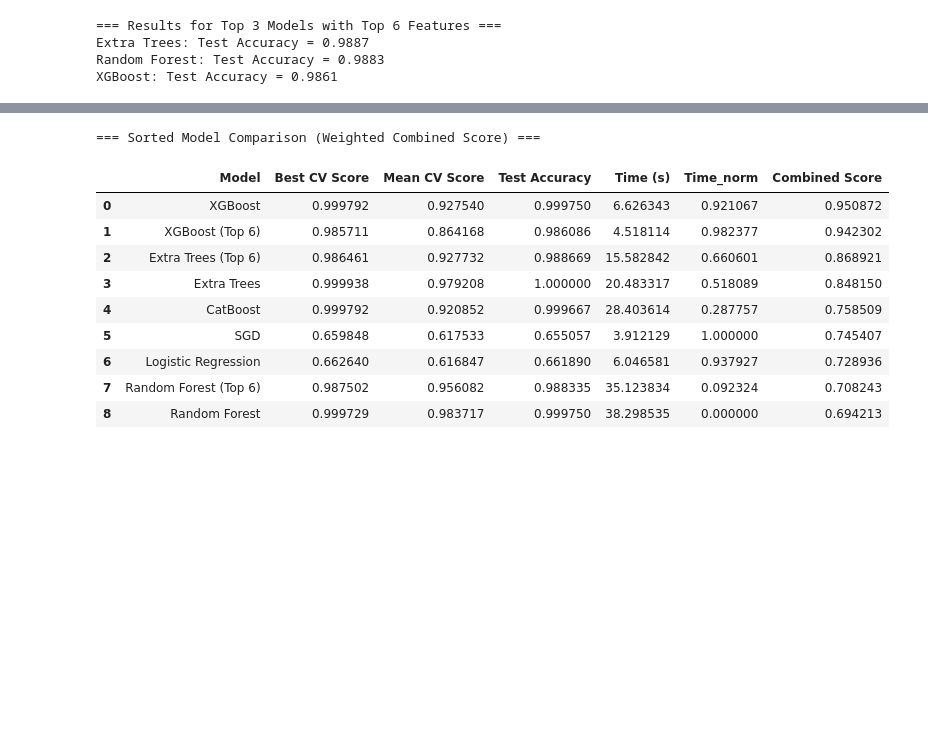
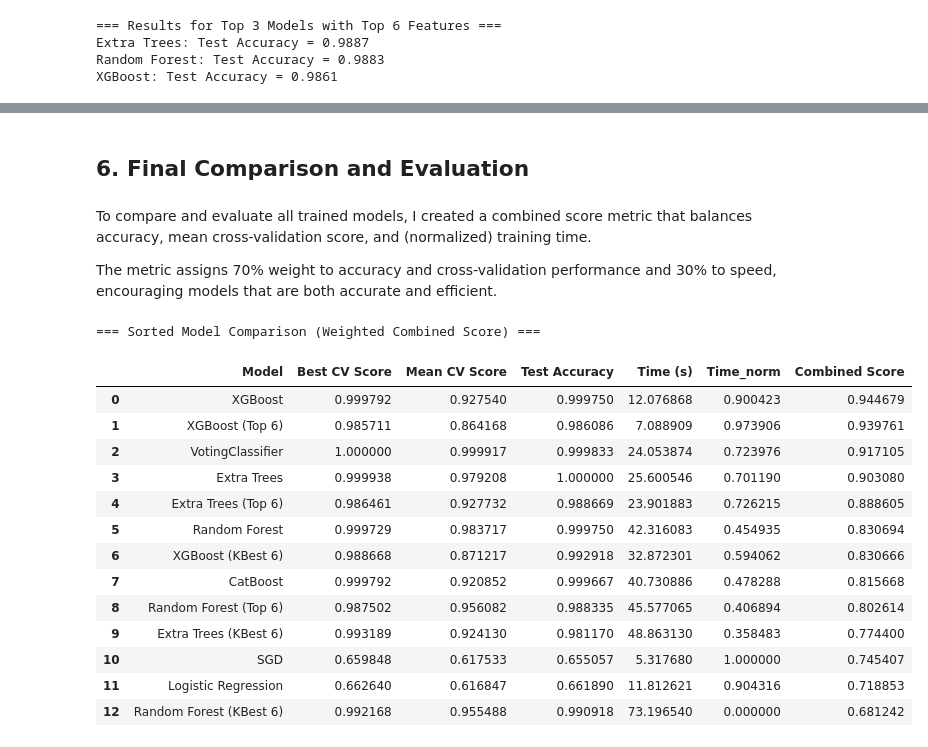
Before and after one commit to huaxel/mushroom-ai, a Jupyter notebook: notebook/Assignment.ipynb, the cells around one changed output, grey strips where cells are left out. Cells and saved outputs as stored; diff of their text form; code cells hidden in the pictures; blank space fills up the shorter version.

```diff
--- a/notebook/Assignment.ipynb
+++ b/notebook/Assignment.ipynb
@@ -1011,3 +986,5 @@ print(df_results)
+# %%
+top3_models = df_results.head(3)
 # %% [markdown]
 ### 4.1 Accuracy and Cross Validation score
 # %%
@@ -1139,7 +1156,7 @@ top_features_original = [feature_mapping[feature] for feature in top_features]
 X_train_selected = X_train[top_features_original]
 X_test_selected = X_test[top_features_original]
 
-results_top4_selected = {}
+results_top3_selected = {}
 
 for model_name in top3_models["Model"]:
     print(f"Running pipeline for {model_name} with top 6 features...")
@@ -1184,7 +1201,7 @@ for model_name in top3_models["Model"]:
     )
 
     # Store results
-    results_top4_selected[model_name] = {
+    results_top3_selected[model_name] = {
         "best_estimator": grid.best_estimator_,
         "best_params": best_params,
         "best_cv_score": best_score,
@@ -1195,7 +1212,7 @@ for model_name in top3_models["Model"]:
 
 # Display results
 print("\n=== Results for Top 3 Models with Top 6 Features ===")
-for model_name, result in results_top4_selected.items():
+for model_name, result in results_top3_selected.items():
     print(f"{model_name}: Test Accuracy = {result['test_accuracy']:.4f}")
 # %% [output]
 Running pipeline for Extra Trees with top 6 features...
@@ -1222,7 +1239,7 @@ df_results_selected = pd.DataFrame(
             "Test Accuracy": result["test_accuracy"],
             "Time (s)": result["elapsed_time"],
         }
-        for model_name, result in results_top4_selected.items()
+        for model_name, result in results_top3_selected.items()
     ]
 )
 
@@ -1415,10 +1436,9 @@ df_voting = pd.DataFrame(
     ]
 )
 
-# Report results
-print("=== VotingClassifier Evaluation ===")
-print(f"Best CV Score: {cv_scores.max():.4f}")
-print(f"Mean CV Score: {cv_scores.mean():.4f}")
-print(f"Test Accuracy: {test_accuracy:.4f}")
-print(f"Time: {elapsed_time:.2f} seconds")
+df_comparison_final = pd.concat([df_comparison_kbest, df_voting], ignore_index=True).sort_values("Test Accuracy", ascending=False).reset_index(drop=True)
+
+# Display comparison
+print("=== Vertical Comparison ===")
+display(df_comparison_final)
 # %% [output]
@@ -1430,37 +1472,47 @@ Time: 23.65 seconds
+# %% [markdown]
+## 6. Final Comparison and Evaluation
+# %% [markdown]
+To compare and evaluate all trained models, I created a combined score metric that balances accuracy, mean cross-validation score, and (normalized) training time.
+
+The metric assigns 70% weight to accuracy and cross-validation performance and 30% to speed, encouraging models that are both accurate and efficient.
 # %%
-t_min = df_comparison["Time (s)"].min()
-t_max = df_comparison["Time (s)"].max()
+t_min = df_comparison_final["Time (s)"].min()
+t_max = df_comparison_final["Time (s)"].max()
 
-df_comparison["Time_norm"] = 1 - (
-    (df_comparison["Time (s)"] - t_min) / (t_max - t_min)
+df_comparison_final["Time_norm"] = 1 - (
+    (df_comparison_final["Time (s)"] - t_min) / (t_max - t_min)
 )
 
 w_acc = 0.7
 w_time = 0.3
 
 # Compute weighted combined score (average of Mean CV Score and Test Accuracy, weighted by w_acc, plus weighted time)
-df_comparison["Combined Score"] = (
-    w_acc * (df_comparison["Mean CV Score"] + df_comparison["Test Accuracy"]) / 2
-    + w_time * df_comparison["Time_norm"]
+df_comparison_final["Combined Score"] = (
+    w_acc * (df_comparison_final["Mean CV Score"] + df_comparison_final["Test Accuracy"]) / 2
+    + w_time * df_comparison_final["Time_norm"]
 )
 
 # Sort by Combined Score descending and reset index
-df_comparison_sorted = df_comparison.sort_values(
+df_comparison_sorted = df_comparison_final.sort_values(
     by="Combined Score", ascending=False
 ).reset_index(drop=True)
 
 # Display the sorted dataframe
 print("=== Sorted Model Comparison (Weighted Combined Score) ===")
 display(df_comparison_sorted)
 # %% [output]
 === Sorted Model Comparison (Weighted Combined Score) ===
 |  | Model | Best CV Score | Mean CV Score | Test Accuracy | Time (s) | Time_norm | Combined Score |
-| 0 | XGBoost | 0.999792 | 0.927540 | 0.999750 | 6.626343 | 0.921067 | 0.950872 |
-| 1 | XGBoost (Top 6) | 0.985711 | 0.864168 | 0.986086 | 4.518114 | 0.982377 | 0.942302 |
-| 2 | Extra Trees (Top 6) | 0.986461 | 0.927732 | 0.988669 | 15.582842 | 0.660601 | 0.868921 |
-| 3 | Extra Trees | 0.999938 | 0.979208 | 1.000000 | 20.483317 | 0.518089 | 0.848150 |
-| 4 | CatBoost | 0.999792 | 0.920852 | 0.999667 | 28.403614 | 0.287757 | 0.758509 |
-| 5 | SGD | 0.659848 | 0.617533 | 0.655057 | 3.912129 | 1.000000 | 0.745407 |
-| 6 | Logistic Regression | 0.662640 | 0.616847 | 0.661890 | 6.046581 | 0.937927 | 0.728936 |
-| 7 | Random Forest (Top 6) | 0.987502 | 0.956082 | 0.988335 | 35.123834 | 0.092324 | 0.708243 |
-| 8 | Random Forest | 0.999729 | 0.983717 | 0.999750 | 38.298535 | 0.000000 | 0.694213 |
+| 0 | XGBoost | 0.999792 | 0.927540 | 0.999750 | 12.076868 | 0.900423 | 0.944679 |
+| 1 | XGBoost (Top 6) | 0.985711 | 0.864168 | 0.986086 | 7.088909 | 0.973906 | 0.939761 |
+| 2 | VotingClassifier | 1.000000 | 0.999917 | 0.999833 | 24.053874 | 0.723976 | 0.917105 |
+| 3 | Extra Trees | 0.999938 | 0.979208 | 1.000000 | 25.600546 | 0.701190 | 0.903080 |
+| 4 | Extra Trees (Top 6) | 0.986461 | 0.927732 | 0.988669 | 23.901883 | 0.726215 | 0.888605 |
+| 5 | Random Forest | 0.999729 | 0.983717 | 0.999750 | 42.316083 | 0.454935 | 0.830694 |
+| 6 | XGBoost (KBest 6) | 0.988668 | 0.871217 | 0.992918 | 32.872301 | 0.594062 | 0.830666 |
+| 7 | CatBoost | 0.999792 | 0.920852 | 0.999667 | 40.730886 | 0.478288 | 0.815668 |
+| 8 | Random Forest (Top 6) | 0.987502 | 0.956082 | 0.988335 | 45.577065 | 0.406894 | 0.802614 |
+| 9 | Extra Trees (KBest 6) | 0.993189 | 0.924130 | 0.981170 | 48.863130 | 0.358483 | 0.774400 |
+| 10 | SGD | 0.659848 | 0.617533 | 0.655057 | 5.317680 | 1.000000 | 0.745407 |
+| 11 | Logistic Regression | 0.662640 | 0.616847 | 0.661890 | 11.812621 | 0.904316 | 0.718853 |
+| 12 | Random Forest (KBest 6) | 0.992168 | 0.955488 | 0.990918 | 73.196540 | 0.000000 | 0.681242 |
```
Also changed, not shown: parts of 69 cells of this notebook.
